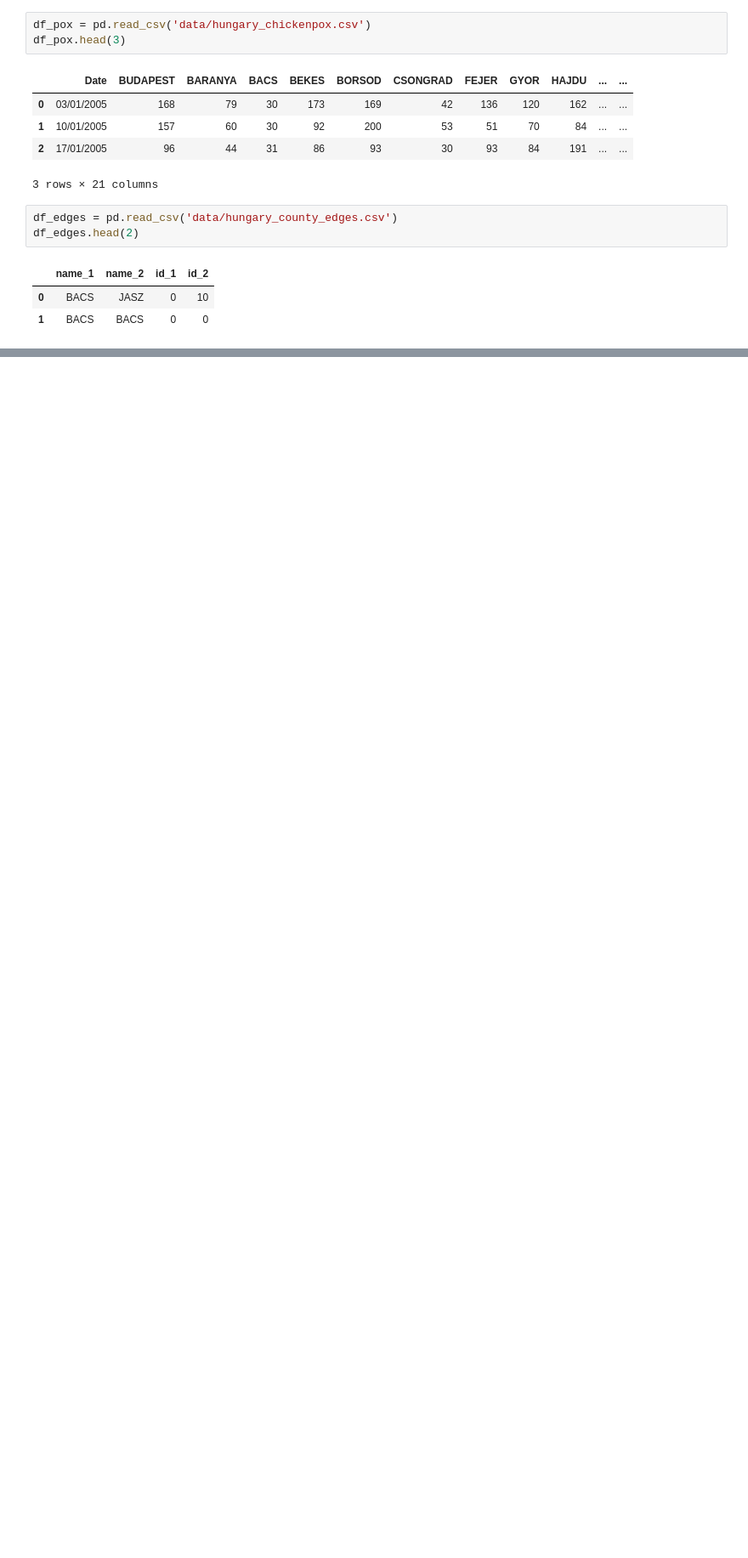
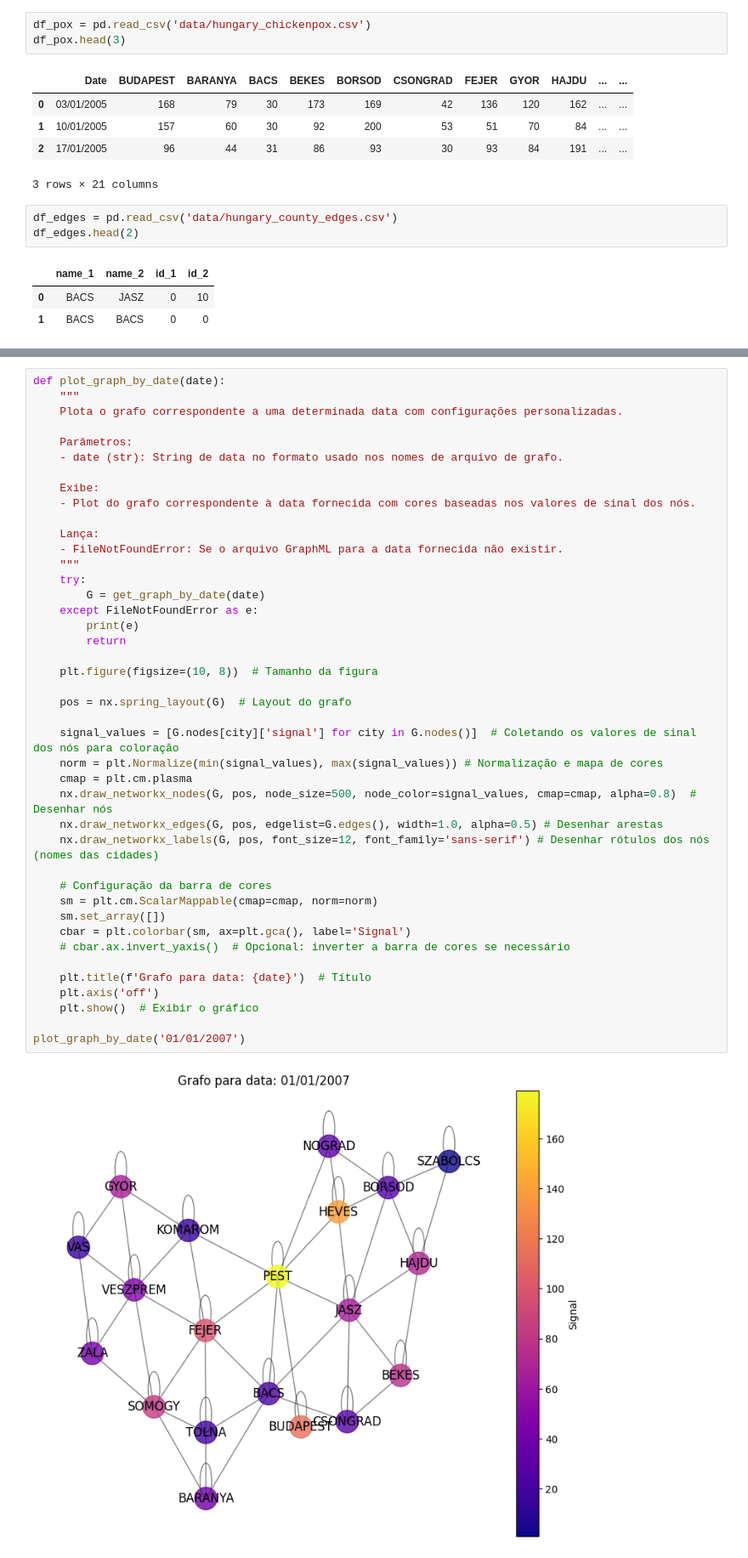
Before and after one commit to andregdmitri/SME0243_TeoriaEspectral, a Jupyter notebook: T1_TeoriaEspectral.ipynb, the cells around one changed output, grey strips where cells are left out. Shown: that part at 85% size. Saved outputs shown, nothing was run; the diff lists cells and outputs as text; blank space fills up the shorter version.

Commit message:
Add functions to create, plot and retrieve graphs

```diff
--- a/T1_TeoriaEspectral.ipynb
+++ b/T1_TeoriaEspectral.ipynb
@@ -189,0 +235,44 @@ with open("grafos/graph_list.pickle", "wb") as f:
+# %%
+def plot_graph_by_date(date):
+    """
+    Plota o grafo correspondente a uma determinada data com configurações personalizadas.
+
+    Parâmetros:
+    - date (str): String de data no formato usado nos nomes de arquivo de grafo.
+
+    Exibe:
+    - Plot do grafo correspondente à data fornecida com cores baseadas nos valores de sinal dos nós.
+
+    Lança:
+    - FileNotFoundError: Se o arquivo GraphML para a data fornecida não existir.
+    """
+    try:
+        G = get_graph_by_date(date)
+    except FileNotFoundError as e:
+        print(e)
+        return
+
+    plt.figure(figsize=(10, 8))  # Tamanho da figura
+
+    pos = nx.spring_layout(G)  # Layout do grafo
+
+    signal_values = [G.nodes[city]['signal'] for city in G.nodes()]  # Coletando os valores de sinal dos nós para coloração
+    norm = plt.Normalize(min(signal_values), max(signal_values)) # Normalização e mapa de cores
+    cmap = plt.cm.plasma
+    nx.draw_networkx_nodes(G, pos, node_size=500, node_color=signal_values, cmap=cmap, alpha=0.8)  # Desenhar nós
+    nx.draw_networkx_edges(G, pos, edgelist=G.edges(), width=1.0, alpha=0.5) # Desenhar arestas
+    nx.draw_networkx_labels(G, pos, font_size=12, font_family='sans-serif') # Desenhar rótulos dos nós (nomes das cidades)
+
+    # Configuração da barra de cores
+    sm = plt.cm.ScalarMappable(cmap=cmap, norm=norm)
+    sm.set_array([])
+    cbar = plt.colorbar(sm, ax=plt.gca(), label='Signal')
+    # cbar.ax.invert_yaxis()  # Opcional: inverter a barra de cores se necessário
+
+    plt.title(f'Grafo para data: {date}')  # Título
+    plt.axis('off')
+    plt.show()  # Exibir o gráfico
+
+plot_graph_by_date('01/01/2007')
+# %% [output]
+[figure, added]
```
Also changed, not shown: parts of 6 cells of this notebook.
